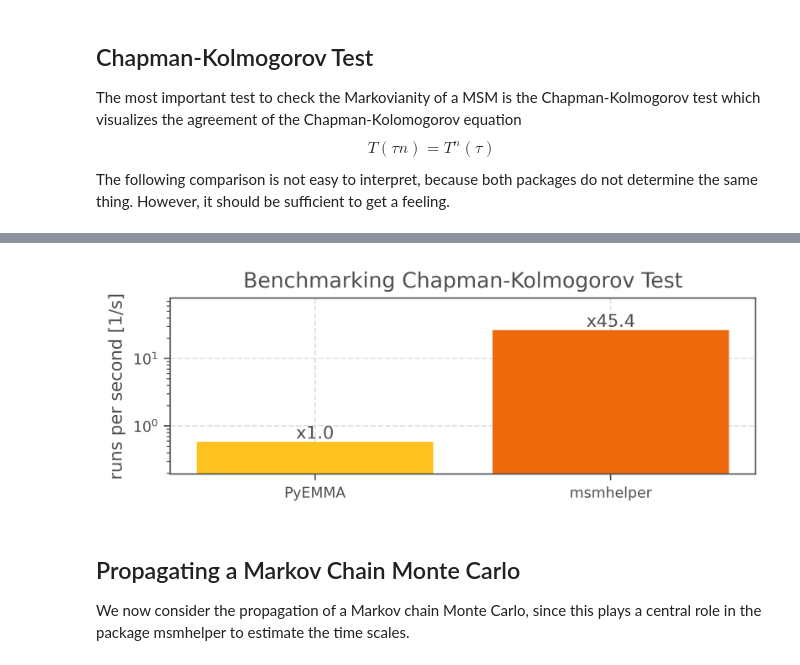
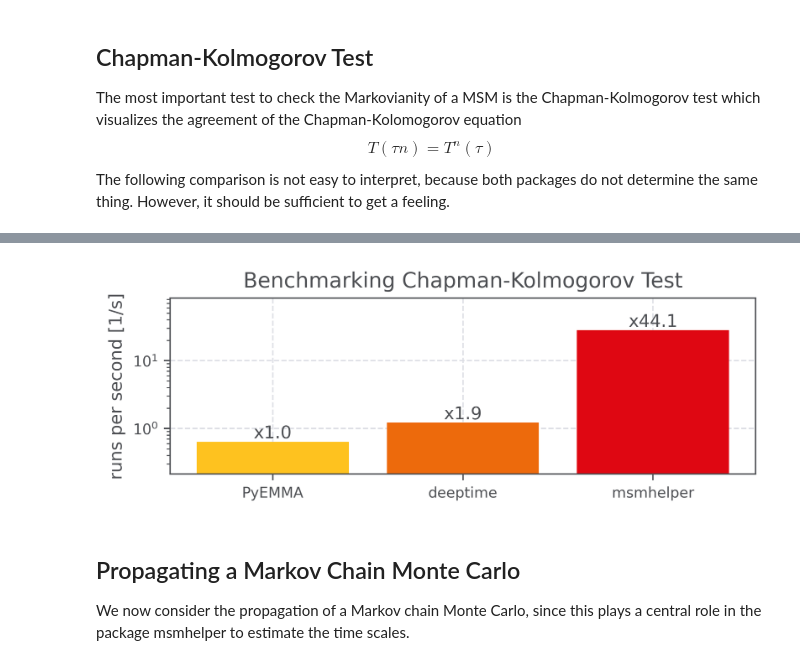
Before and after one commit to moldyn/msmhelper, a Jupyter notebook: docs/benchmark.ipynb, the cells around one changed output, grey strips where cells are left out. Drawn from its saved outputs; the diff is of its cells as text; code cells hidden in the pictures.

```diff
--- a/docs/benchmark.ipynb
+++ b/docs/benchmark.ipynb
@@ -212,11 +254,13 @@ time_cktest_pyemma = _
+# %%
+time_cktest_deeptime = _
 # %%
 visualize_benchmark_results(
-    (time_cktest_pyemma, time_cktest_mh),
-    ('PyEMMA', 'msmhelper'),
+    (time_cktest_pyemma, time_cktest_deeptime, time_cktest_mh),
+    ('PyEMMA', 'deeptime', 'msmhelper'),
     f'Benchmarking Chapman-Kolmogorov Test',
 )
 # %% [output]
-[figure, old version]
+[figure, new version]
 # %% [markdown]
 ## Propagating a Markov Chain Monte Carlo
 We now consider the propagation of a Markov chain Monte Carlo, since this plays a central role in the package msmhelper to estimate the time scales.
```
Also changed, not shown: parts of 24 cells of this notebook.
